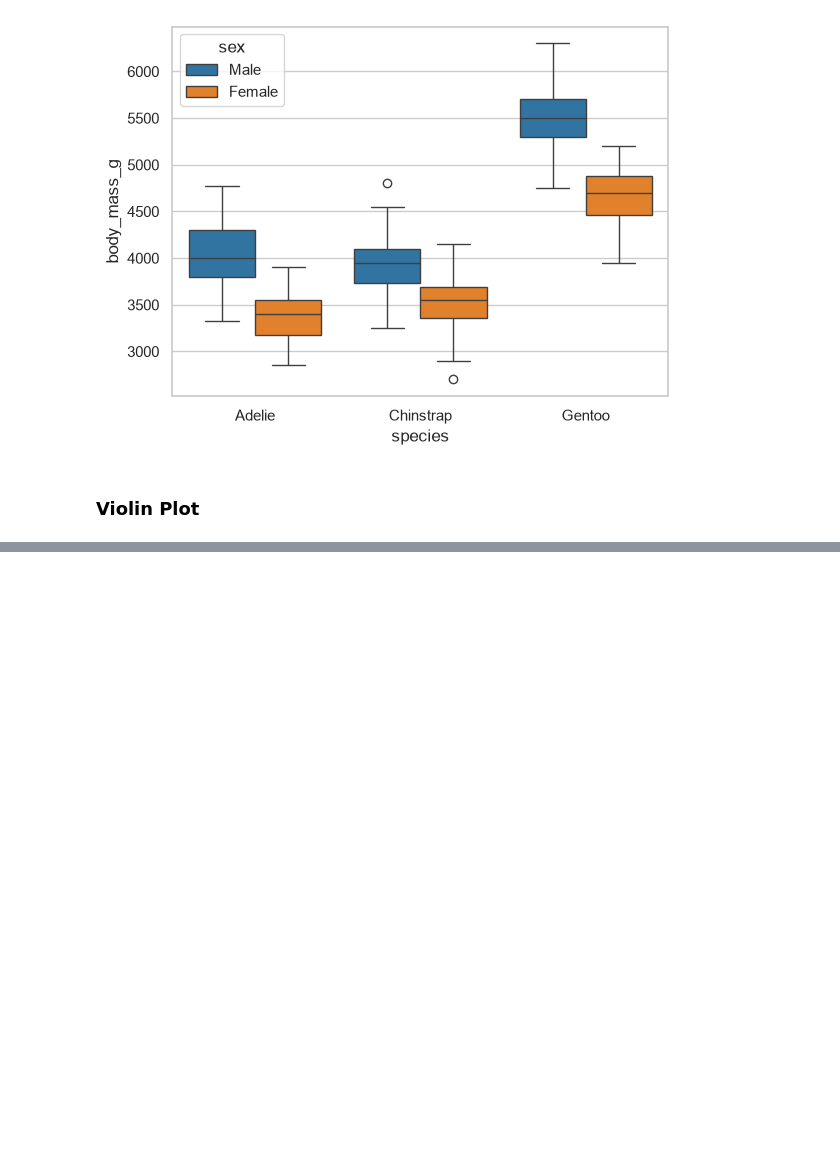
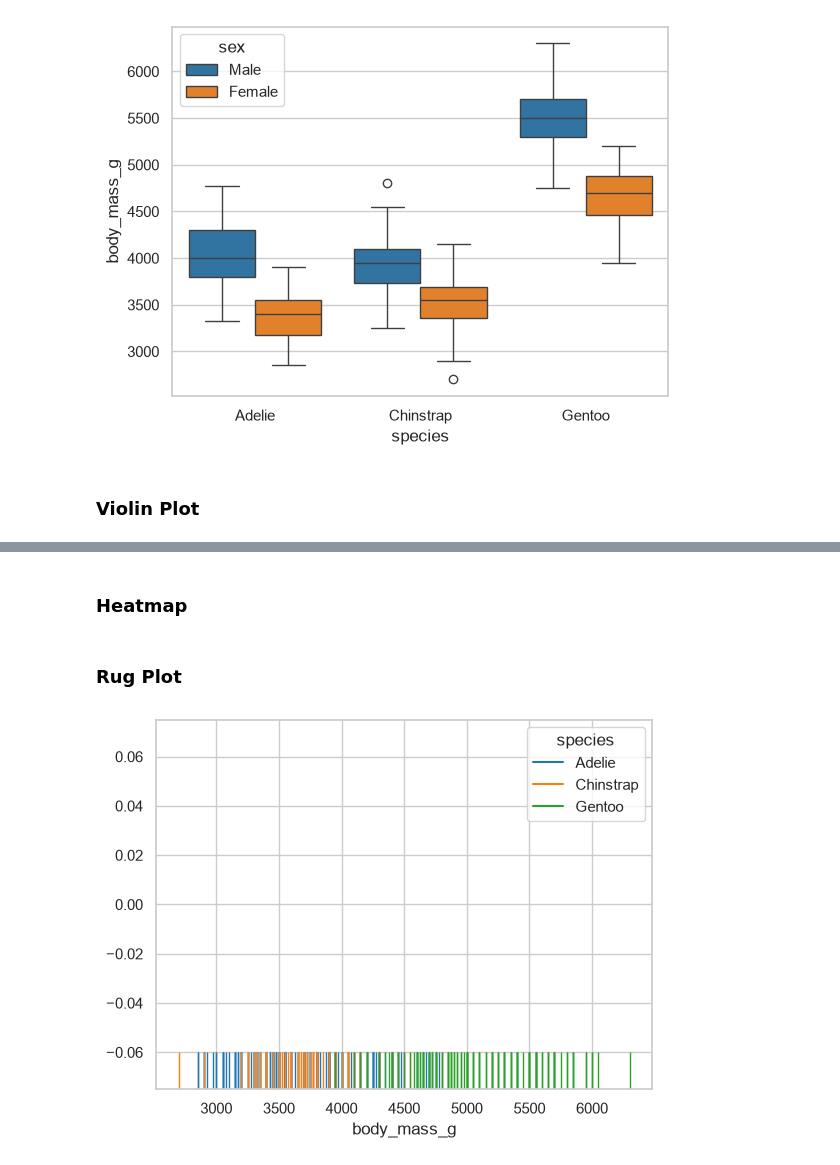
Before and after one commit to TasbihMohammed/Data-Visualization-Practice, a Jupyter notebook: Seaborn/Seaborn_Tutorial_Practice.ipynb, the cells around one changed output, grey strips where cells are left out. Saved outputs shown, nothing was run; the diff lists cells and outputs as text; code cells hidden in the pictures; blank space fills up the shorter version.

```diff
--- a/Seaborn/Seaborn_Tutorial_Practice.ipynb
+++ b/Seaborn/Seaborn_Tutorial_Practice.ipynb
@@ -140,0 +162,9 @@ plt.show()
+# %% [markdown]
+### **Heatmap**
+# %% [markdown]
+### **Rug Plot**
+# %%
+sns.rugplot(data=penguins, x='body_mass_g', hue='species', height=0.1)
+plt.show()
+# %% [output]
+[figure, added]
```
Also changed, not shown: parts of 9 cells of this notebook.
